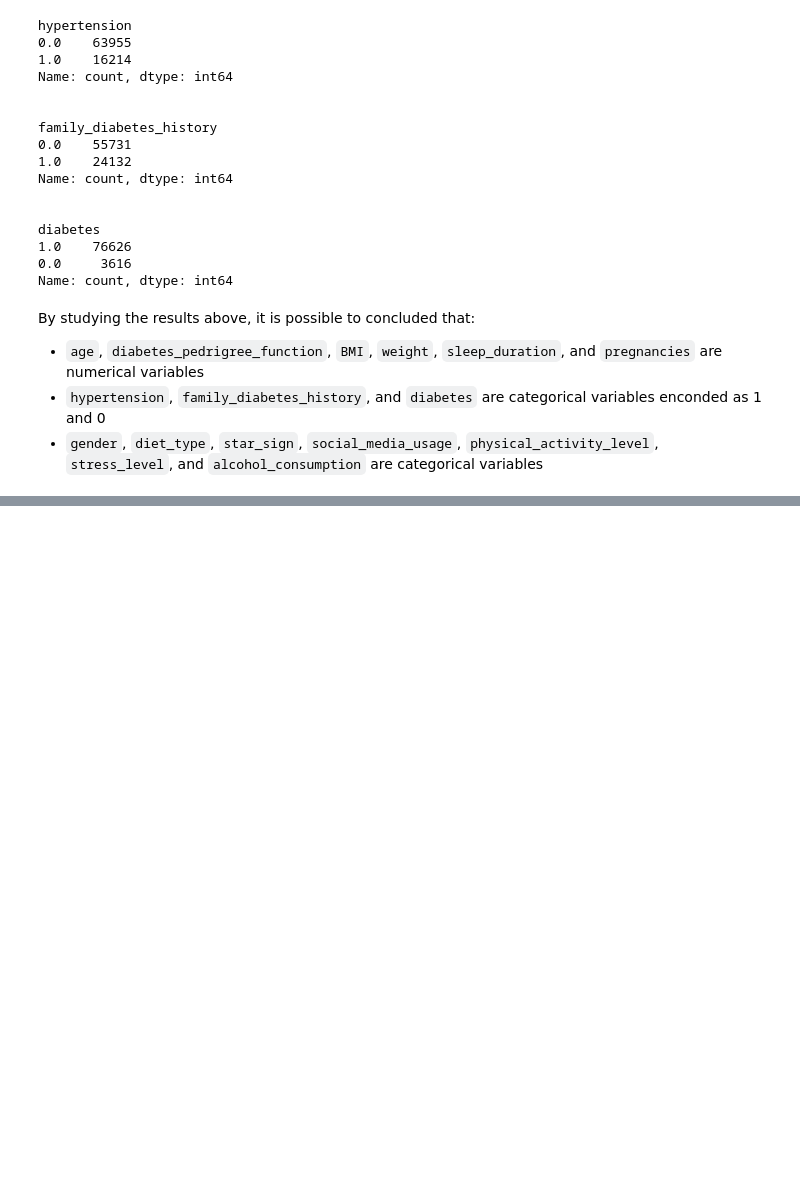
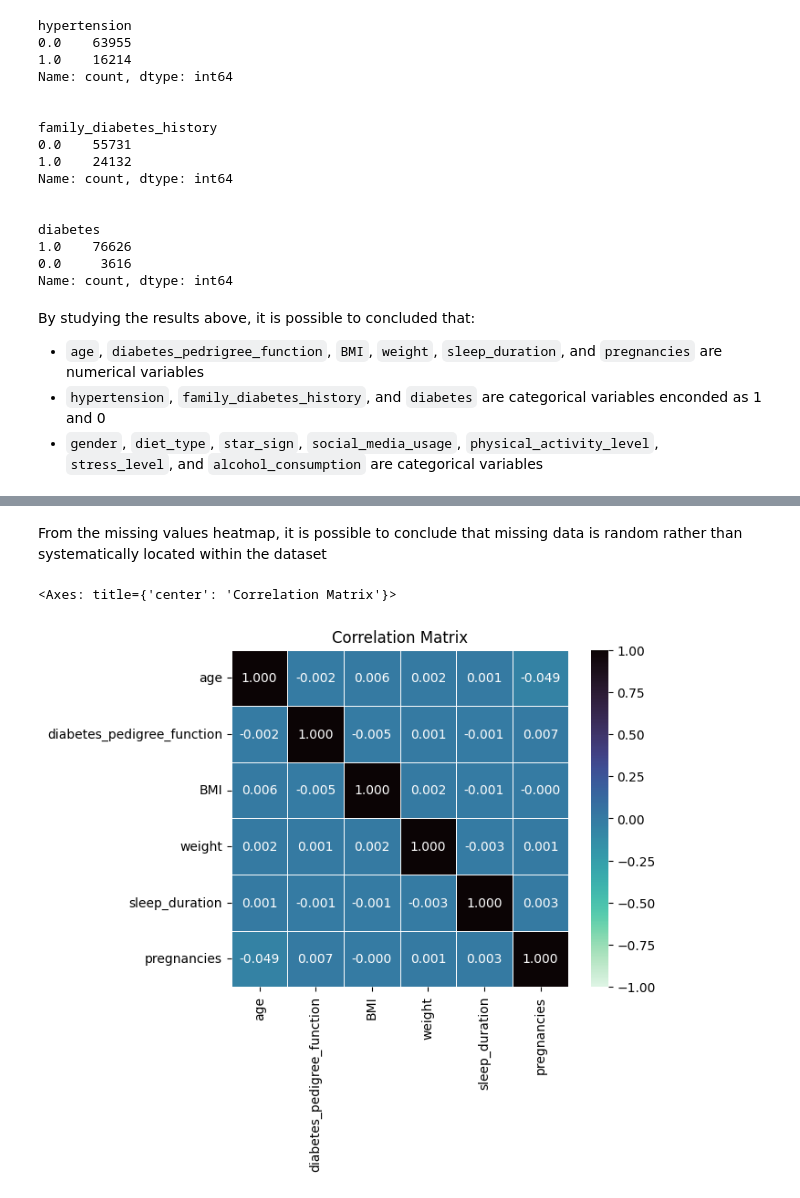
Before and after one commit to isabella-madiedo/Diabetes-Datathon, a Jupyter notebook: Code/data_cleaning.ipynb, the cells around one changed output, grey strips where cells are left out. Saved outputs shown, nothing was run; the diff lists cells and outputs as text; code cells hidden in the pictures; blank space fills up the shorter version.

```diff
--- a/Code/data_cleaning.ipynb
+++ b/Code/data_cleaning.ipynb
@@ -113,0 +152,22 @@ Numerical Variables Statistics:
+# %% [markdown]
+From the missing values heatmap, it is possible to conclude that missing data is random rather than systematically located within the dataset
+# %%
+# Correlation Matrix
+corr_matrix = raw_data[['age','diabetes_pedigree_function', 'BMI', 'weight', 'sleep_duration', 'pregnancies']].corr()
+plt.figure()
+plt.title('Correlation Matrix')
+sns.heatmap(
+    corr_matrix,
+    annot=True,
+    cmap='mako_r',
+    fmt=".3f",
+    linewidths=0.5,
+    cbar=True,
+    square=True,
+    vmin=-1,
+    vmax=1,
+    center=0
+)
+# %% [output]
+<Axes: title={'center': 'Correlation Matrix'}>
+[figure, added]
```
Also changed, not shown: parts of 29 cells of this notebook.
